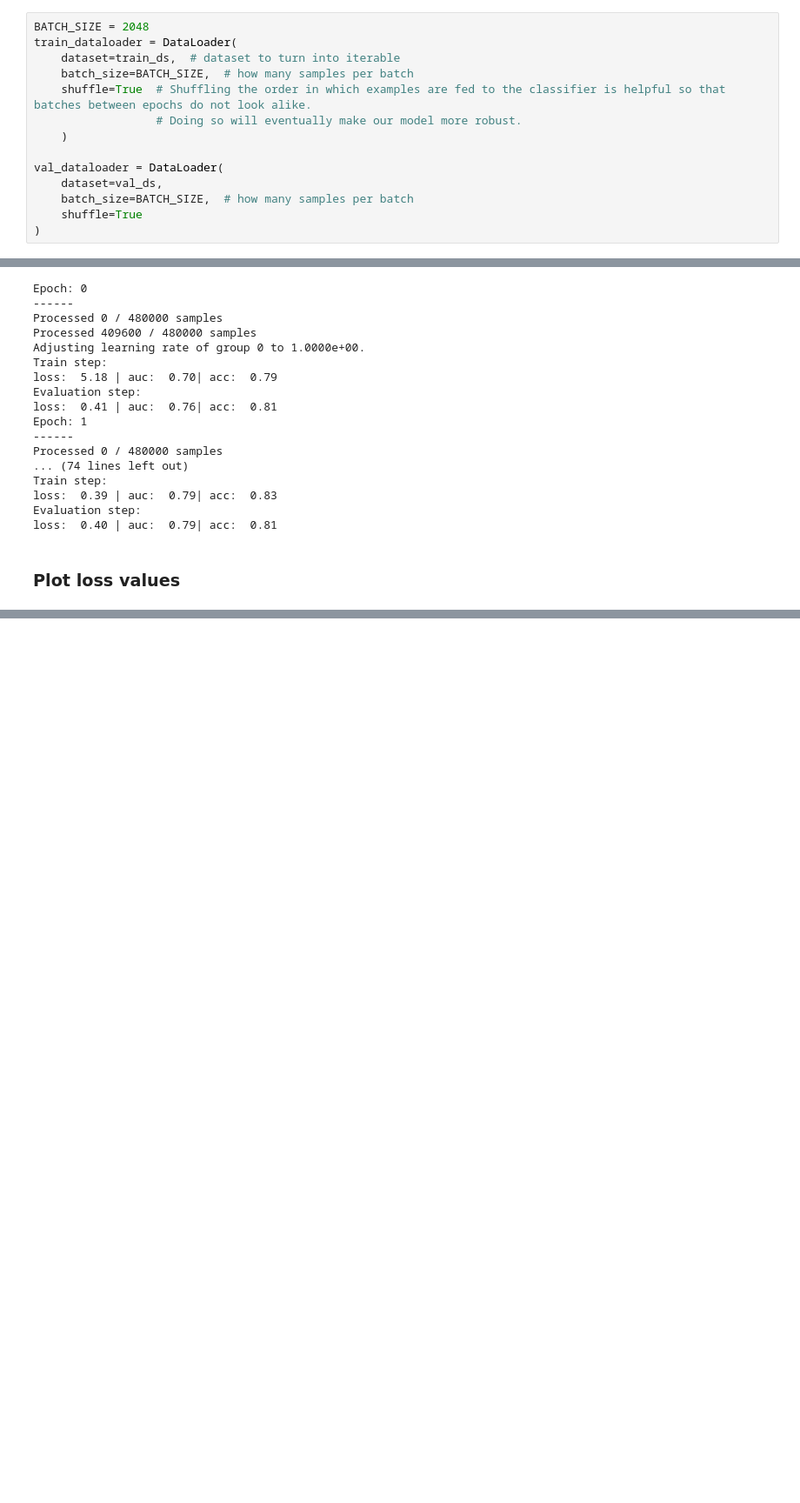
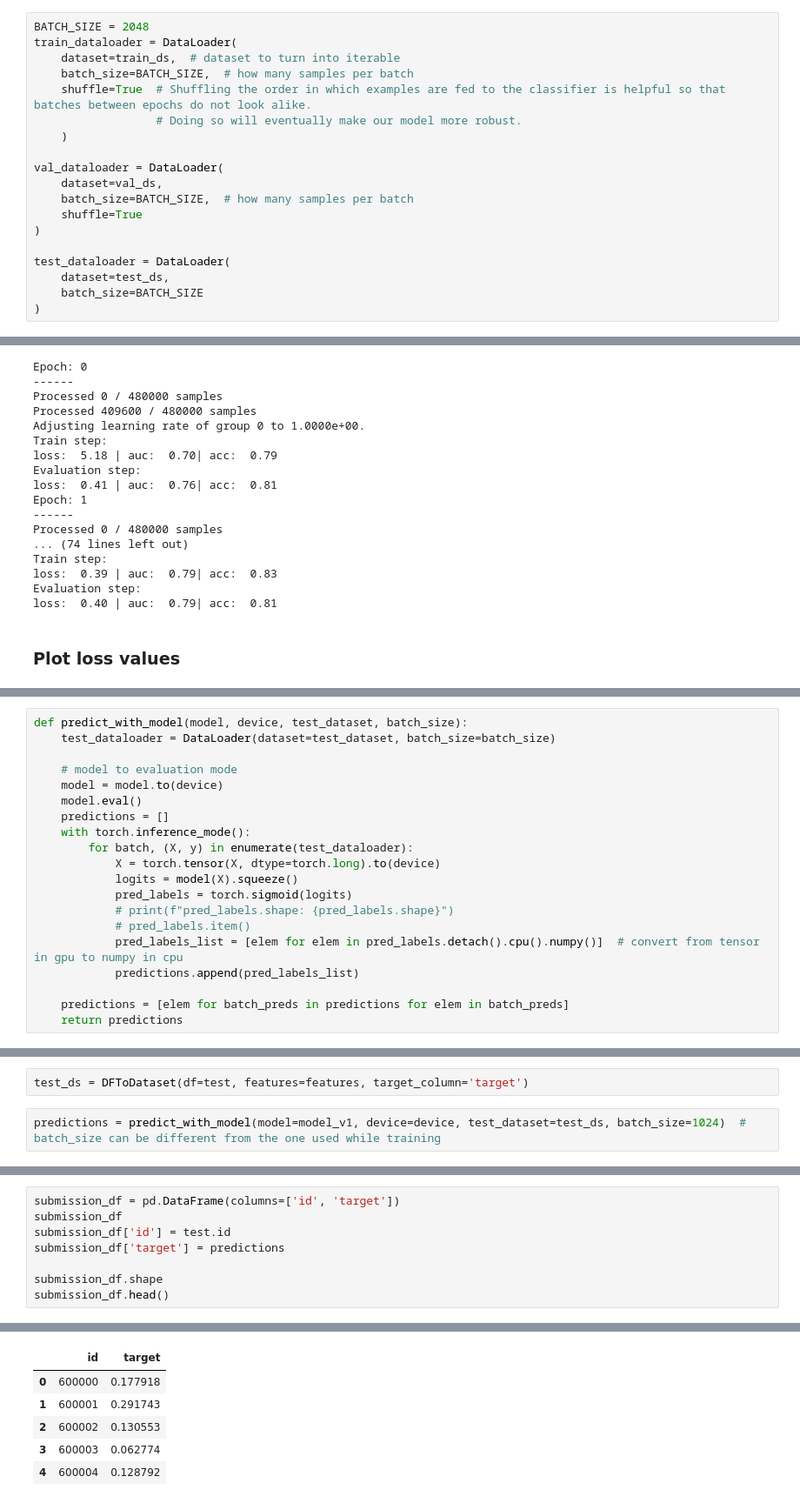
Before and after one commit to ManishBarnwal/categorical-feature-encoding, a Jupyter notebook: notebooks/v2_categorical_entity_embeddings.ipynb, the cells around one changed output, grey strips where cells are left out. Shown at 87% size. Drawn from its saved outputs; the diff is of its cells as text; blank space fills up the shorter version.

Commit message:
added the prediction code and submitted to kaggle

```diff
--- a/notebooks/v2_categorical_entity_embeddings.ipynb
+++ b/notebooks/v2_categorical_entity_embeddings.ipynb
@@ -335,6 +338,11 @@ val_dataloader = DataLoader(
     batch_size=BATCH_SIZE,  # how many samples per batch
     shuffle=True
 )
+
+test_dataloader = DataLoader(
+    dataset=test_ds,
+    batch_size=BATCH_SIZE
+)
 # %%
 # Let's check out what we've created
 print(f"Dataloaders: {train_dataloader, val_dataloader}")
@@ -698,0 +709,20 @@ plt.legend();
+# %%
+def predict_with_model(model, device, test_dataset, batch_size):
+    test_dataloader = DataLoader(dataset=test_dataset, batch_size=batch_size)
+
+    # model to evaluation mode
+    model = model.to(device)
+    model.eval()
+    predictions = []
+    with torch.inference_mode():
+        for batch, (X, y) in enumerate(test_dataloader):
+            X = torch.tensor(X, dtype=torch.long).to(device)
+            logits = model(X).squeeze()
+            pred_labels = torch.sigmoid(logits)
+            # print(f"pred_labels.shape: {pred_labels.shape}")
+            # pred_labels.item()
+            pred_labels_list = [elem for elem in pred_labels.detach().cpu().numpy()]  # convert from tensor in gpu to numpy in cpu
+            predictions.append(pred_labels_list)
+
+    predictions = [elem for batch_preds in predictions for elem in batch_preds]
+    return predictions
@@ -698,0 +741,4 @@ plt.legend();
+# %%
+test_ds = DFToDataset(df=test, features=features, target_column='target')
+# %%
+predictions = predict_with_model(model=model_v1, device=device, test_dataset=test_ds, batch_size=1024)  # batch_size can be different from the one used while training
@@ -698,0 +753,9 @@ plt.legend();
+# %%
+submission_df = pd.DataFrame(columns=['id', 'target'])
+submission_df
+submission_df['id'] = test.id
+submission_df['target'] = predictions
+
+submission_df.shape
+submission_df.head()
+# %% [output]
@@ -698,0 +764,6 @@ plt.legend();
+|  | id | target |
+| 0 | 600000 | 0.177918 |
+| 1 | 600001 | 0.291743 |
+| 2 | 600002 | 0.130553 |
+| 3 | 600003 | 0.062774 |
+| 4 | 600004 | 0.128792 |
```
Also changed, not shown: parts of 11 cells of this notebook.
